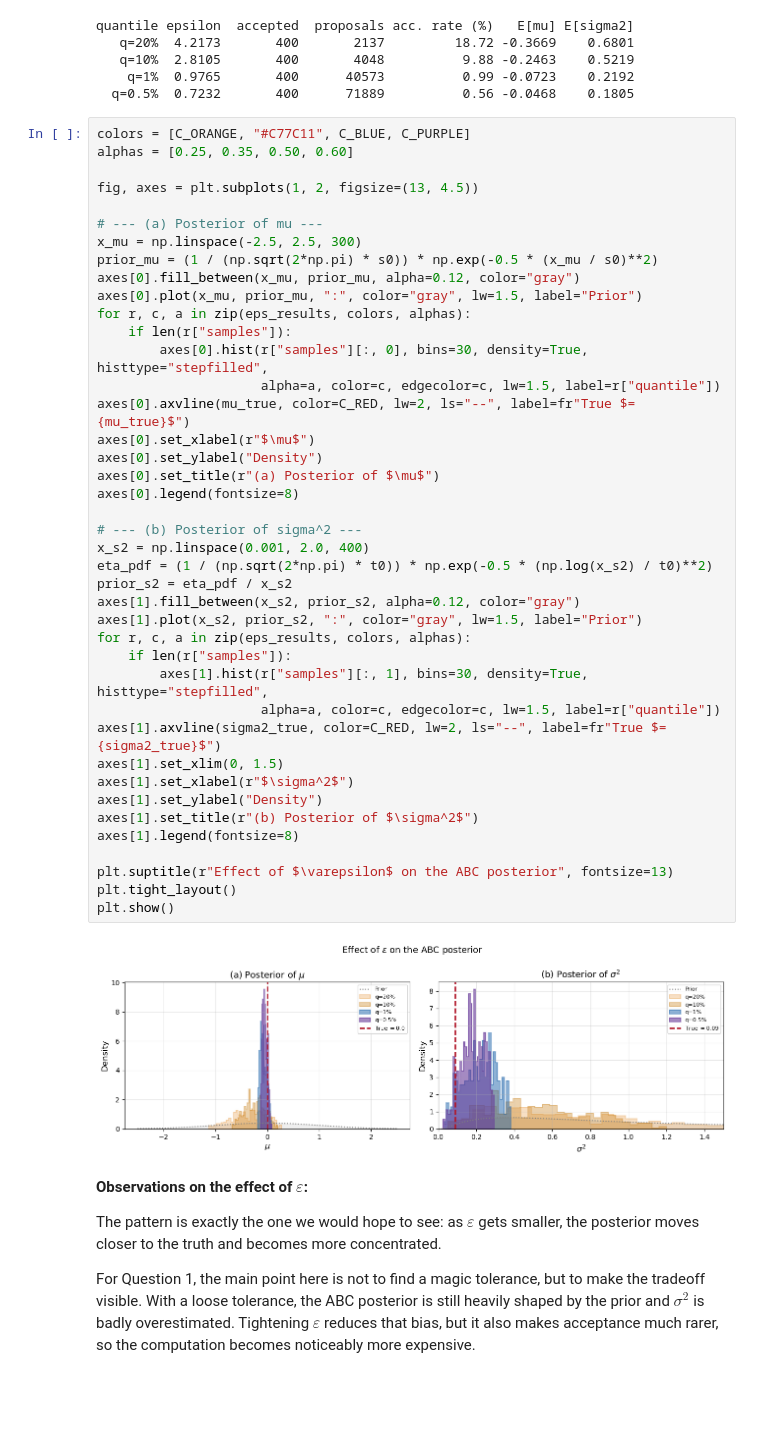
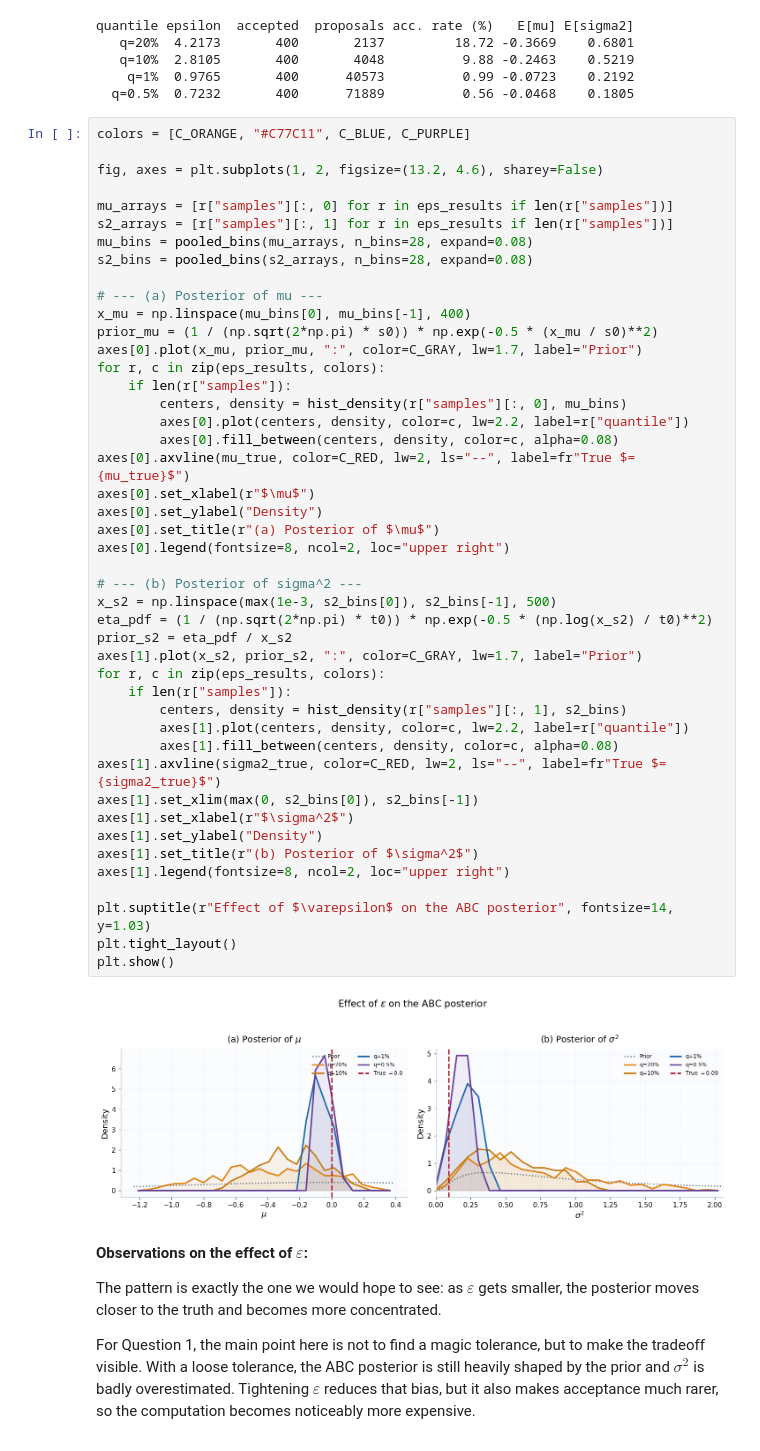
Before and after one commit to Ramei6/Monte-Carlo---Likelihood-free-inference-and-sums-of-log-normal-variates, a Jupyter notebook: Reject_ABC.ipynb, the cells around one changed output. Drawn from its saved outputs; the diff is of its cells as text; blank space fills up the shorter version.

```diff
--- a/Reject_ABC.ipynb
+++ b/Reject_ABC.ipynb
@@ -584,47 +586,51 @@ quantile epsilon  accepted  proposals acc. rate (%)   E[mu] E[sigma2]
   q=0.5%  0.7232       400      71889          0.56 -0.0468    0.1805
 # %%
 colors = [C_ORANGE, "#C77C11", C_BLUE, C_PURPLE]
-alphas = [0.25, 0.35, 0.50, 0.60]
 
-fig, axes = plt.subplots(1, 2, figsize=(13, 4.5))
+fig, axes = plt.subplots(1, 2, figsize=(13.2, 4.6), sharey=False)
+
+mu_arrays = [r["samples"][:, 0] for r in eps_results if len(r["samples"])]
+s2_arrays = [r["samples"][:, 1] for r in eps_results if len(r["samples"])]
+mu_bins = pooled_bins(mu_arrays, n_bins=28, expand=0.08)
+s2_bins = pooled_bins(s2_arrays, n_bins=28, expand=0.08)
 
 # --- (a) Posterior of mu ---
-x_mu = np.linspace(-2.5, 2.5, 300)
+x_mu = np.linspace(mu_bins[0], mu_bins[-1], 400)
 prior_mu = (1 / (np.sqrt(2*np.pi) * s0)) * np.exp(-0.5 * (x_mu / s0)**2)
-axes[0].fill_between(x_mu, prior_mu, alpha=0.12, color="gray")
-axes[0].plot(x_mu, prior_mu, ":", color="gray", lw=1.5, label="Prior")
-for r, c, a in zip(eps_results, colors, alphas):
+axes[0].plot(x_mu, prior_mu, ":", color=C_GRAY, lw=1.7, label="Prior")
+for r, c in zip(eps_results, colors):
     if len(r["samples"]):
-        axes[0].hist(r["samples"][:, 0], bins=30, density=True, histtype="stepfilled",
-                     alpha=a, color=c, edgecolor=c, lw=1.5, label=r["quantile"])
+        centers, density = hist_density(r["samples"][:, 0], mu_bins)
+        axes[0].plot(centers, density, color=c, lw=2.2, label=r["quantile"])
+        axes[0].fill_between(centers, density, color=c, alpha=0.08)
 axes[0].axvline(mu_true, color=C_RED, lw=2, ls="--", label=fr"True $= {mu_true}$")
 axes[0].set_xlabel(r"$\mu$")
 axes[0].set_ylabel("Density")
 axes[0].set_title(r"(a) Posterior of $\mu$")
-axes[0].legend(fontsize=8)
+axes[0].legend(fontsize=8, ncol=2, loc="upper right")
 
 # --- (b) Posterior of sigma^2 ---
-x_s2 = np.linspace(0.001, 2.0, 400)
+x_s2 = np.linspace(max(1e-3, s2_bins[0]), s2_bins[-1], 500)
 eta_pdf = (1 / (np.sqrt(2*np.pi) * t0)) * np.exp(-0.5 * (np.log(x_s2) / t0)**2)
 prior_s2 = eta_pdf / x_s2
-axes[1].fill_between(x_s2, prior_s2, alpha=0.12, color="gray")
-axes[1].plot(x_s2, prior_s2, ":", color="gray", lw=1.5, label="Prior")
-for r, c, a in zip(eps_results, colors, alphas):
+axes[1].plot(x_s2, prior_s2, ":", color=C_GRAY, lw=1.7, label="Prior")
+for r, c in zip(eps_results, colors):
     if len(r["samples"]):
-        axes[1].hist(r["samples"][:, 1], bins=30, density=True, histtype="stepfilled",
-                     alpha=a, color=c, edgecolor=c, lw=1.5, label=r["quantile"])
+        centers, density = hist_density(r["samples"][:, 1], s2_bins)
+        axes[1].plot(centers, density, color=c, lw=2.2, label=r["quantile"])
+        axes[1].fill_between(centers, density, color=c, alpha=0.08)
 axes[1].axvline(sigma2_true, color=C_RED, lw=2, ls="--", label=fr"True $= {sigma2_true}$")
-axes[1].set_xlim(0, 1.5)
+axes[1].set_xlim(max(0, s2_bins[0]), s2_bins[-1])
 axes[1].set_xlabel(r"$\sigma^2$")
 axes[1].set_ylabel("Density")
 axes[1].set_title(r"(b) Posterior of $\sigma^2$")
-axes[1].legend(fontsize=8)
+axes[1].legend(fontsize=8, ncol=2, loc="upper right")
 
-plt.suptitle(r"Effect of $\varepsilon$ on the ABC posterior", fontsize=13)
+plt.suptitle(r"Effect of $\varepsilon$ on the ABC posterior", fontsize=14, y=1.03)
 plt.tight_layout()
 plt.show()
 # %% [output]
-[figure, old version]
+[figure, new version]
 # %% [markdown]
 **Observations on the effect of $\varepsilon$:**
 
```
Also changed, not shown: parts of 5 cells of this notebook.
